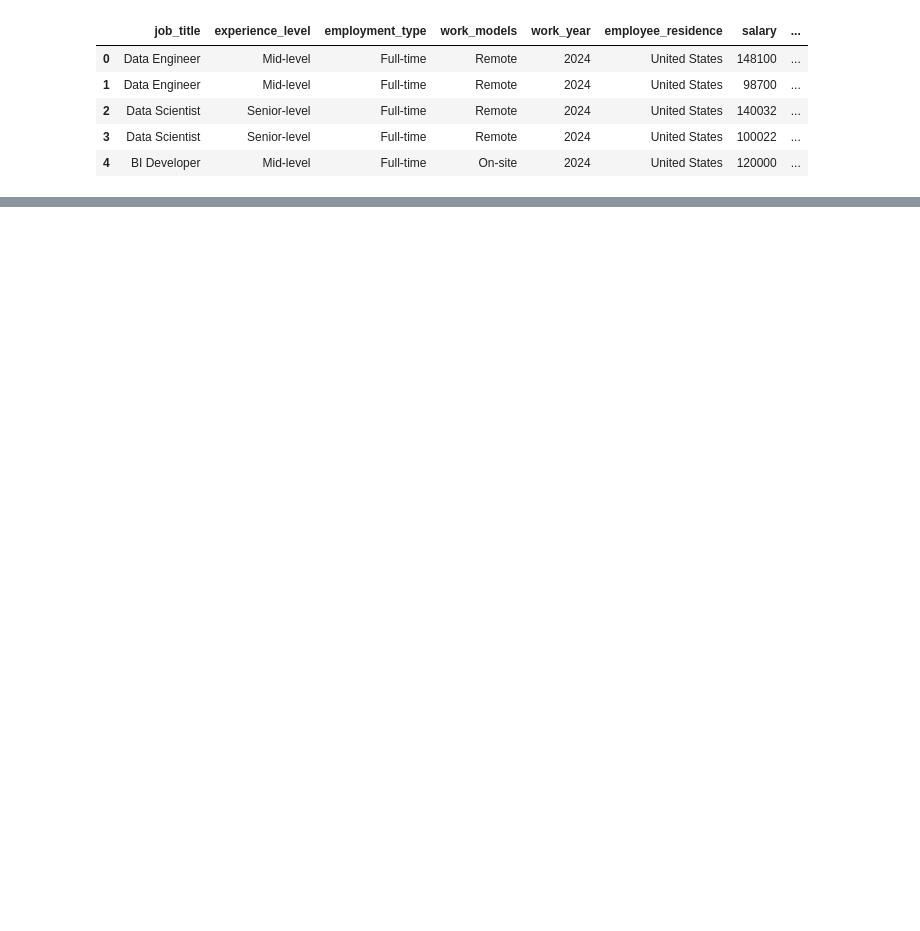
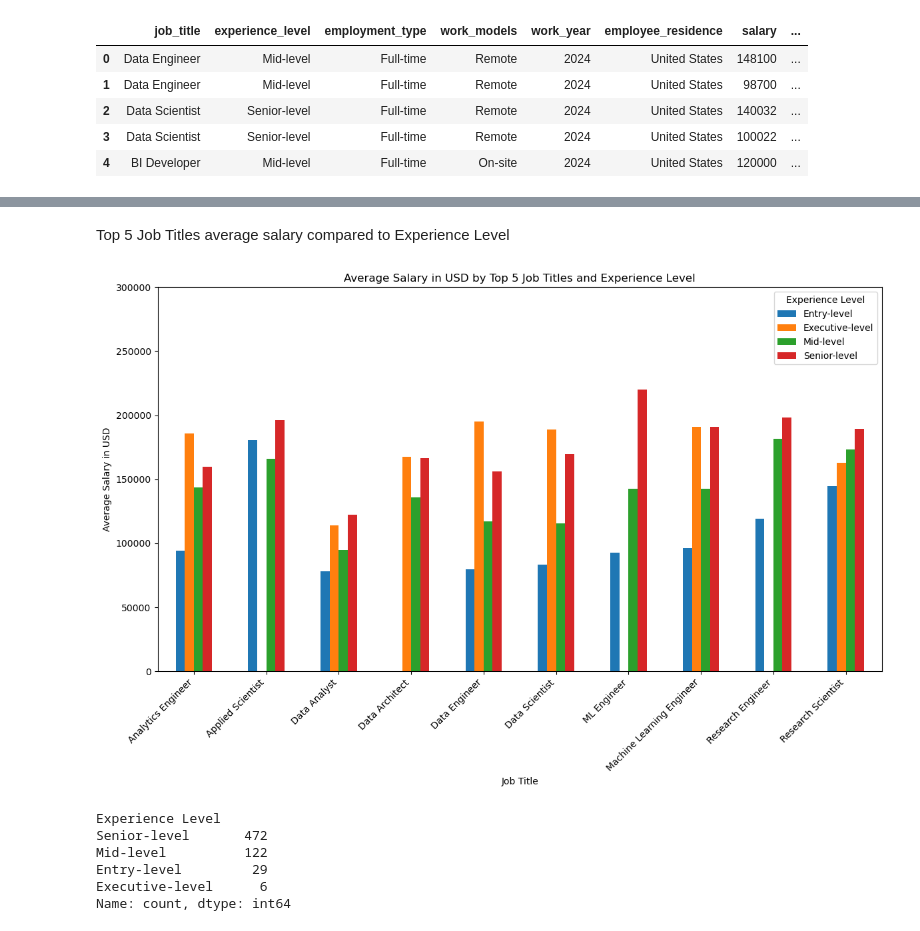
Before and after one commit to KevinJayne2023/Project_1, a Jupyter notebook: project_1.ipynb, the cells around one changed output, grey strips where cells are left out. Drawn from its saved outputs; the diff is of its cells as text; code cells hidden in the pictures; blank space fills up the shorter version.

```diff
--- a/project_1.ipynb
+++ b/project_1.ipynb
@@ -20,0 +84,27 @@ df = df.rename(
+# %% [markdown]
+Top 5 Job Titles average salary compared to Experience Level
+# %%
+top_5_salaries_experience = top_5_df.groupby(['Job Title', 'Experience Level'])['Salary in USD'].mean().sort_values().unstack()
+
+top_5_salaries_experience.plot(kind='bar', figsize=(12, 8))
+plt.title('Average Salary in USD by Top 5 Job Titles and Experience Level')
+plt.xlabel('Job Title')
+plt.ylabel('Average Salary in USD')
+plt.ylim(0, 300000)
+plt.xticks(rotation=45, ha='right')
+plt.legend(title='Experience Level')
+plt.tight_layout()
+plt.show()
+# %% [output]
+[figure, added]
+# %%
+df_data = df[df['Job Title'] == 'Machine Learning Engineer']
+data_levels = df_data['Experience Level'].value_counts()
+data_levels
+# %% [output]
+Experience Level
+Senior-level       472
+Mid-level          122
+Entry-level         29
+Executive-level      6
+Name: count, dtype: int64
```
Also changed, not shown: parts of 14 cells of this notebook.
